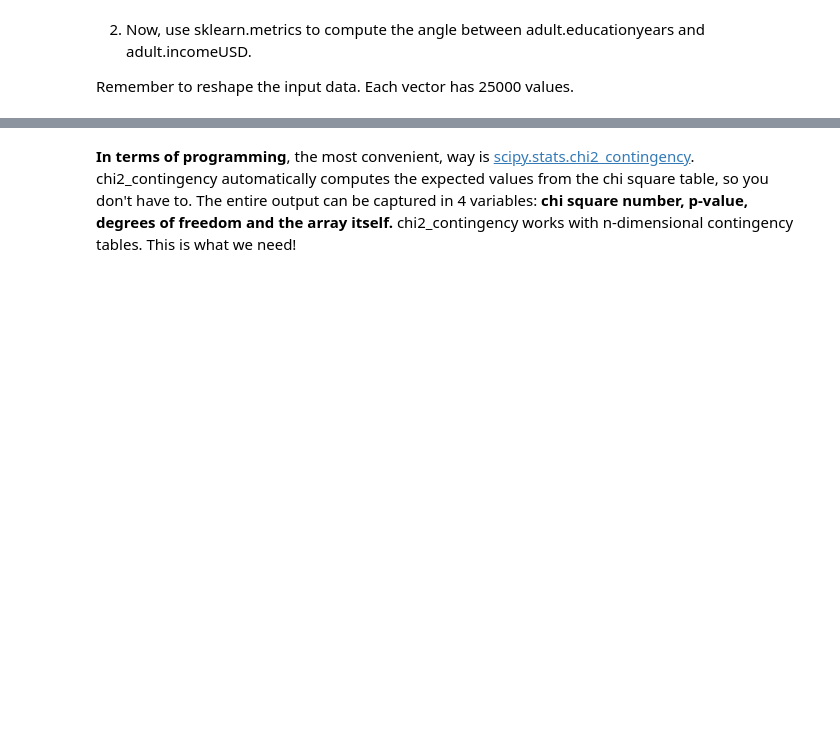
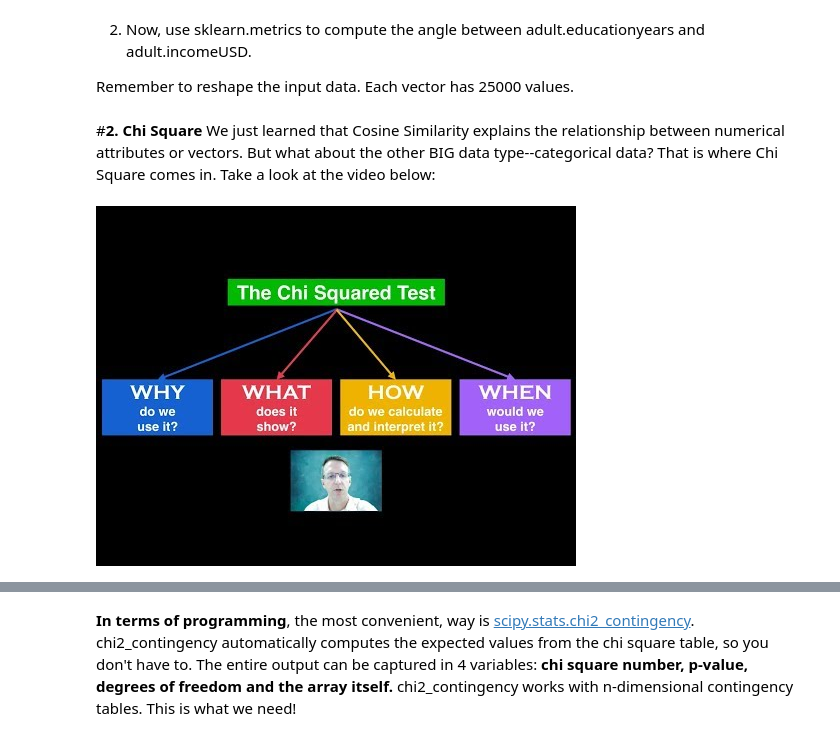
Before and after one commit to shstreuber/Data-Mining, a Jupyter notebook: Module3_MeasuresOfAssociation.ipynb, the cells around one changed output, grey strips where cells are left out. Drawn from its saved outputs; the diff is of its cells as text; code cells hidden in the pictures; blank space fills up the shorter version.

```diff
--- a/Module3_MeasuresOfAssociation.ipynb
+++ b/Module3_MeasuresOfAssociation.ipynb
@@ -349,4 +354,11 @@ angle_in_radians = math.acos(result)
 degrees = math.degrees(angle_in_radians)
 
 #print(result, degrees)
+# %% [markdown]
+#**2. Chi Square**
+We just learned that Cosine Similarity explains the relationship between numerical attributes or vectors. But what about the other BIG data type--categorical data? That is where Chi Square comes in. Take a look at the video below:
+# %%
+YouTubeVideo('qYOMO83Z1WU')
+# %% [output]
+[figure, added]
 # %% [markdown]
```
Also changed, not shown: parts of 6 cells of this notebook.
